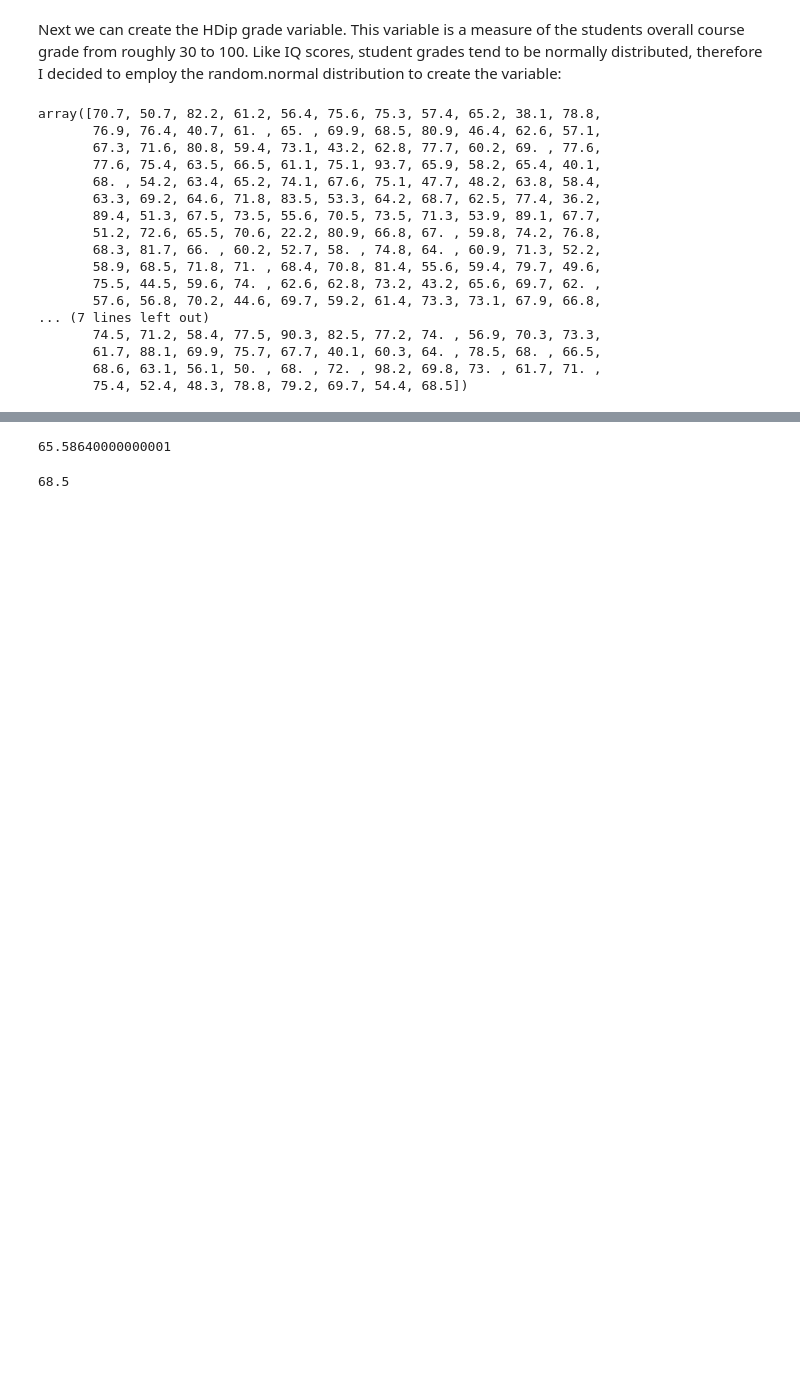
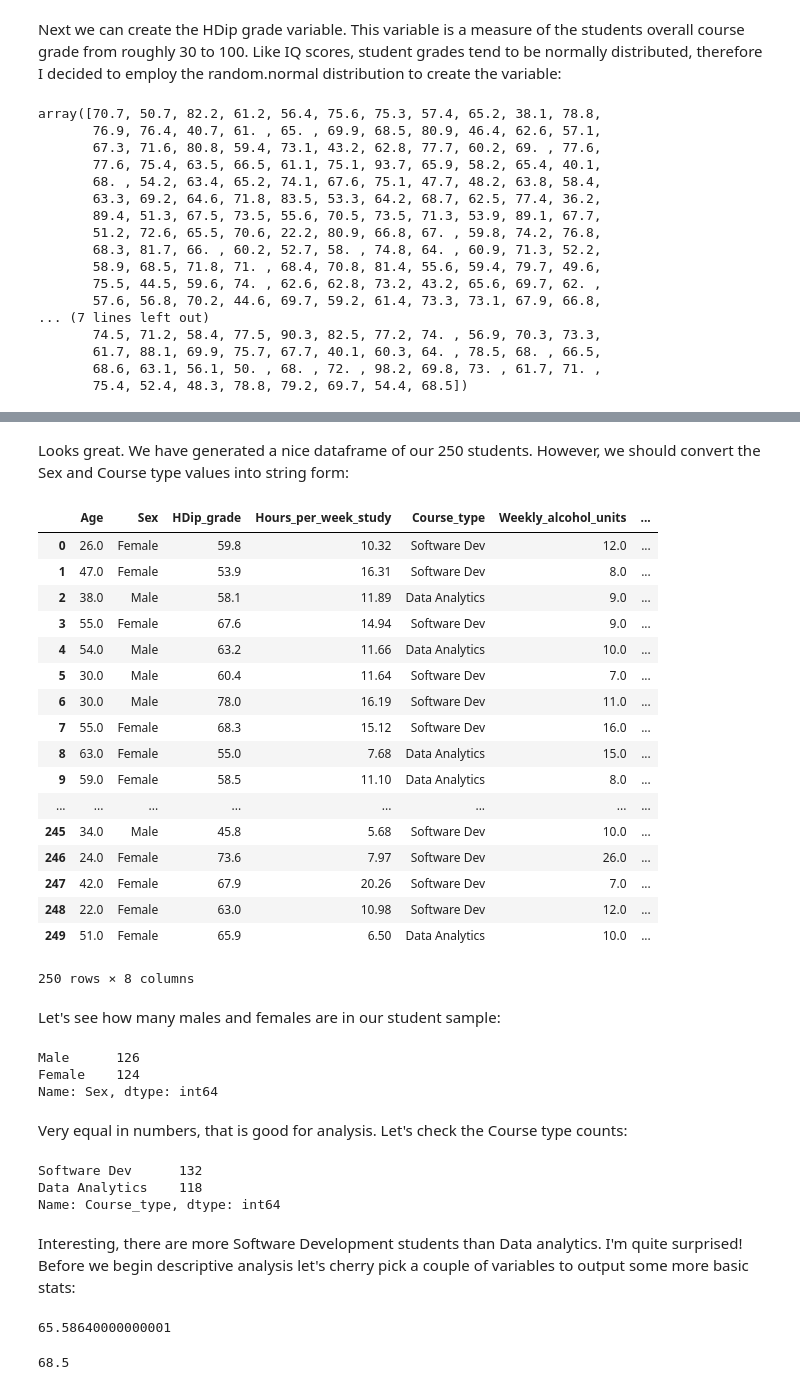
Before and after one commit to Datagatherer2357/Project-Programming-for-data-analysis-GMIT, a Jupyter notebook: Project-real-world-dataset.ipynb, the cells around one changed output, grey strips where cells are left out. Cells and saved outputs as stored; diff of their text form; code cells hidden in the pictures; blank space fills up the shorter version.

```diff
--- a/Project-real-world-dataset.ipynb
+++ b/Project-real-world-dataset.ipynb
@@ -236,3 +404,48 @@ plt.show()
+# %% [markdown]
+Looks great. We have generated a nice dataframe of our 250 students. However, we should convert the Sex and Course type values into string form:
+# %%
+# Replacing numerical values to strings [4]:
+
+dfnew['Sex'].replace({1:'Male', 2:'Female'}, inplace=True)
+dfnew['Course_type'].replace({0:'Data Analytics', 1:'Software Dev'}, inplace=True)
+dfnew
+# %% [output]
+|  | Age | Sex | HDip_grade | Hours_per_week_study | Course_type | Weekly_alcohol_units | ... |
+| 0 | 26.0 | Female | 59.8 | 10.32 | Software Dev | 12.0 | ... |
+| 1 | 47.0 | Female | 53.9 | 16.31 | Software Dev | 8.0 | ... |
+| 2 | 38.0 | Male | 58.1 | 11.89 | Data Analytics | 9.0 | ... |
+| 3 | 55.0 | Female | 67.6 | 14.94 | Software Dev | 9.0 | ... |
+| 4 | 54.0 | Male | 63.2 | 11.66 | Data Analytics | 10.0 | ... |
+| 5 | 30.0 | Male | 60.4 | 11.64 | Software Dev | 7.0 | ... |
+| 6 | 30.0 | Male | 78.0 | 16.19 | Software Dev | 11.0 | ... |
+| 7 | 55.0 | Female | 68.3 | 15.12 | Software Dev | 16.0 | ... |
+| 8 | 63.0 | Female | 55.0 | 7.68 | Data Analytics | 15.0 | ... |
+| 9 | 59.0 | Female | 58.5 | 11.10 | Data Analytics | 8.0 | ... |
+| ... | ... | ... | ... | ... | ... | ... | ... |
+| 245 | 34.0 | Male | 45.8 | 5.68 | Software Dev | 10.0 | ... |
+| 246 | 24.0 | Female | 73.6 | 7.97 | Software Dev | 26.0 | ... |
+| 247 | 42.0 | Female | 67.9 | 20.26 | Software Dev | 7.0 | ... |
+| 248 | 22.0 | Female | 63.0 | 10.98 | Software Dev | 12.0 | ... |
+| 249 | 51.0 | Female | 65.9 | 6.50 | Data Analytics | 10.0 | ... |
+250 rows × 8 columns
+# %% [markdown]
+Let's see how many males and females are in our student sample:
+# %%
+dfnew['Sex'].value_counts() # Using the value counts function to generate counts of Sex type [5].
+# %% [output]
+Male      126
+Female    124
+Name: Sex, dtype: int64
+# %% [markdown]
+Very equal in numbers, that is good for analysis. Let's check the Course type counts:
+# %%
+dfnew['Course_type'].value_counts() # Using the value counts function to generate counts of Course type [5].
+# %% [output]
+Software Dev      132
+Data Analytics    118
+Name: Course_type, dtype: int64
+# %% [markdown]
+Interesting, there are more Software Development students than Data analytics. I'm quite surprised! Before we begin descriptive analysis let's cherry pick a couple of variables to output some more basic stats:
 # %%
 HDip_grade.mean() # Calcuating the mean score
 # %% [output]
```
Also changed, not shown: parts of 71 cells of this notebook, 1 other file.
